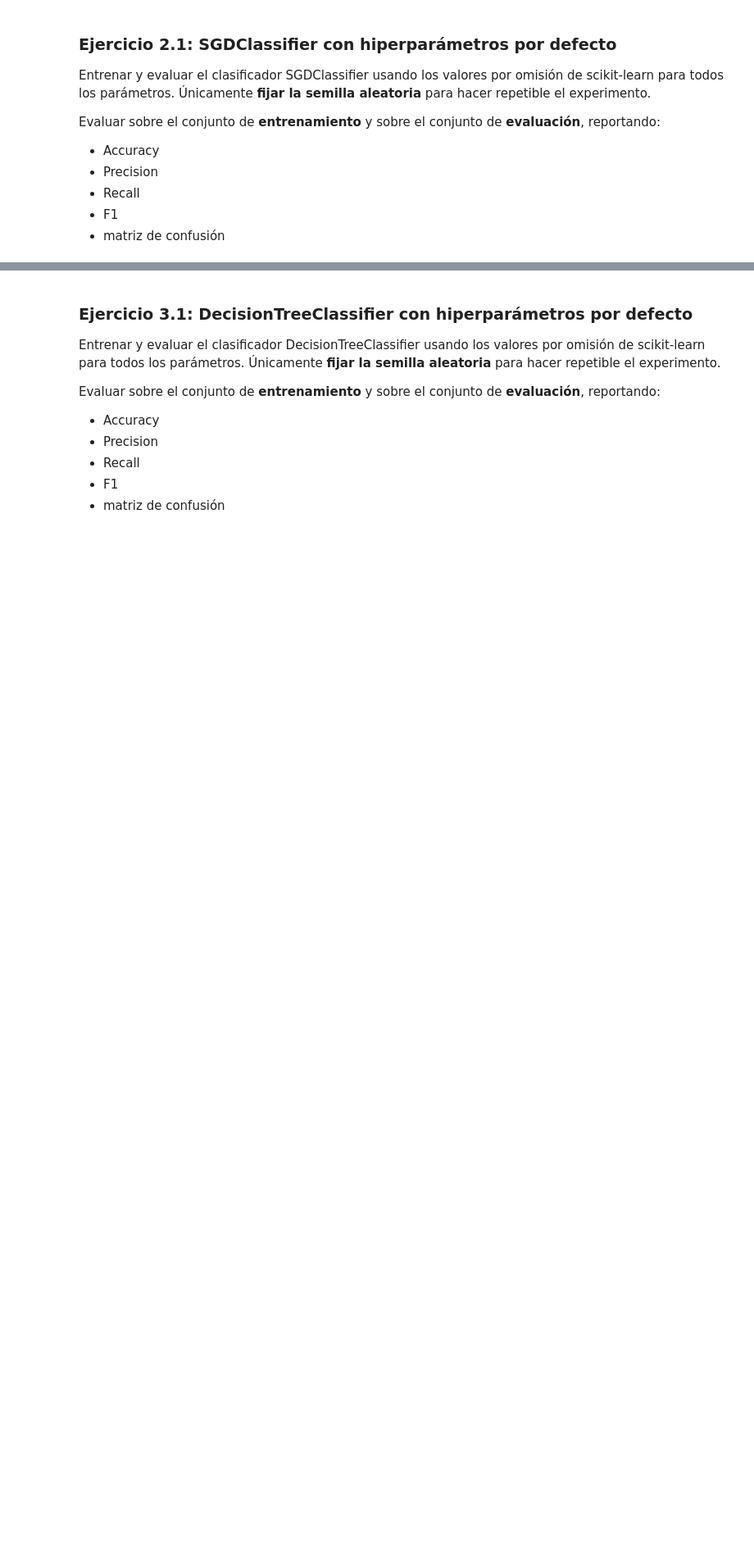
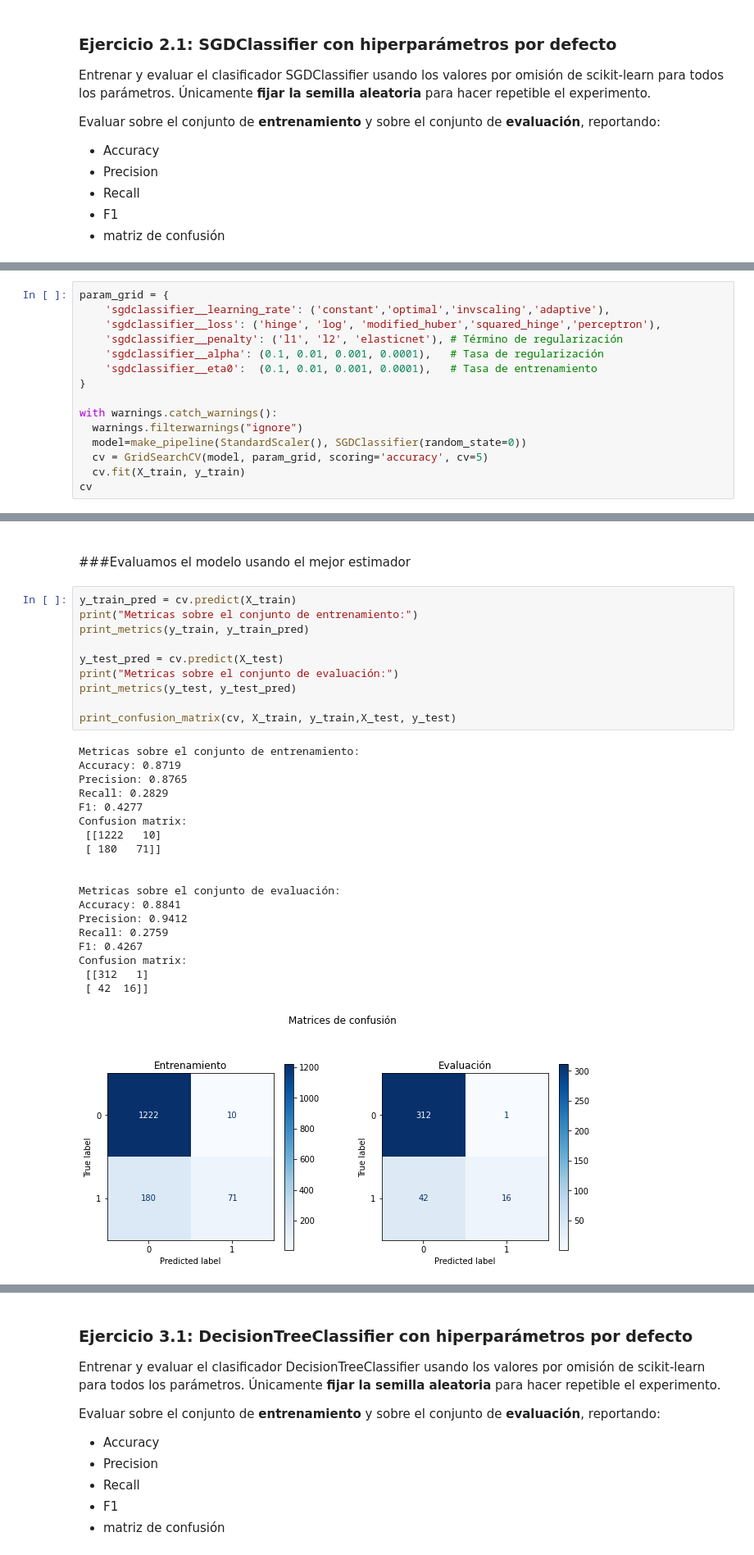
Before and after one commit to guillermohilal/IntroduccionAprendizajeAutomatico, a Jupyter notebook: Lab 2.ipynb, the cells around one changed output, grey strips where cells are left out. Shown at 82% size. Drawn from its saved outputs; the diff is of its cells as text; blank space fills up the shorter version.

```diff
--- a/Lab 2.ipynb
+++ b/Lab 2.ipynb
@@ -137,3 +201,18 @@ Para la mejor configuración encontrada, evaluar sobre el conjunto de **entrenam
 Documentación:
 - https://scikit-learn.org/stable/modules/grid_search.html
 - https://scikit-learn.org/stable/modules/generated/sklearn.model_selection.GridSearchCV.html
+# %%
+param_grid = {
+    'sgdclassifier__learning_rate': ('constant','optimal','invscaling','adaptive'),
+    'sgdclassifier__loss': ('hinge', 'log', 'modified_huber','squared_hinge','perceptron'),
+    'sgdclassifier__penalty': ('l1', 'l2', 'elasticnet'), # Término de regularización
+    'sgdclassifier__alpha': (0.1, 0.01, 0.001, 0.0001),   # Tasa de regularización
+    'sgdclassifier__eta0':  (0.1, 0.01, 0.001, 0.0001),   # Tasa de entrenamiento
+}
+
+with warnings.catch_warnings():
+  warnings.filterwarnings("ignore")
+  model=make_pipeline(StandardScaler(), SGDClassifier(random_state=0))
+  cv = GridSearchCV(model, param_grid, scoring='accuracy', cv=5)
+  cv.fit(X_train, y_train)
+cv
@@ -140 +287,36 @@ Documentación:
+# %% [markdown]
+
+<br>
+
+###Evaluamos el modelo usando el mejor estimador
+# %%
+y_train_pred = cv.predict(X_train)
+print("Metricas sobre el conjunto de entrenamiento:")
+print_metrics(y_train, y_train_pred)
+
+y_test_pred = cv.predict(X_test)
+print("Metricas sobre el conjunto de evaluación:")
+print_metrics(y_test, y_test_pred)
+
+print_confusion_matrix(cv, X_train, y_train,X_test, y_test)
+# %% [output]
+Metricas sobre el conjunto de entrenamiento:
+Accuracy: 0.8719
+Precision: 0.8765
+Recall: 0.2829
+F1: 0.4277
+Confusion matrix:
+ [[1222   10]
+ [ 180   71]]
+
+
+Metricas sobre el conjunto de evaluación:
+Accuracy: 0.8841
+Precision: 0.9412
+Recall: 0.2759
+F1: 0.4267
+Confusion matrix:
+ [[312   1]
+ [ 42  16]]
+[figure, added]
 # %% [markdown]
```
Also changed, not shown: parts of 29 cells of this notebook.
